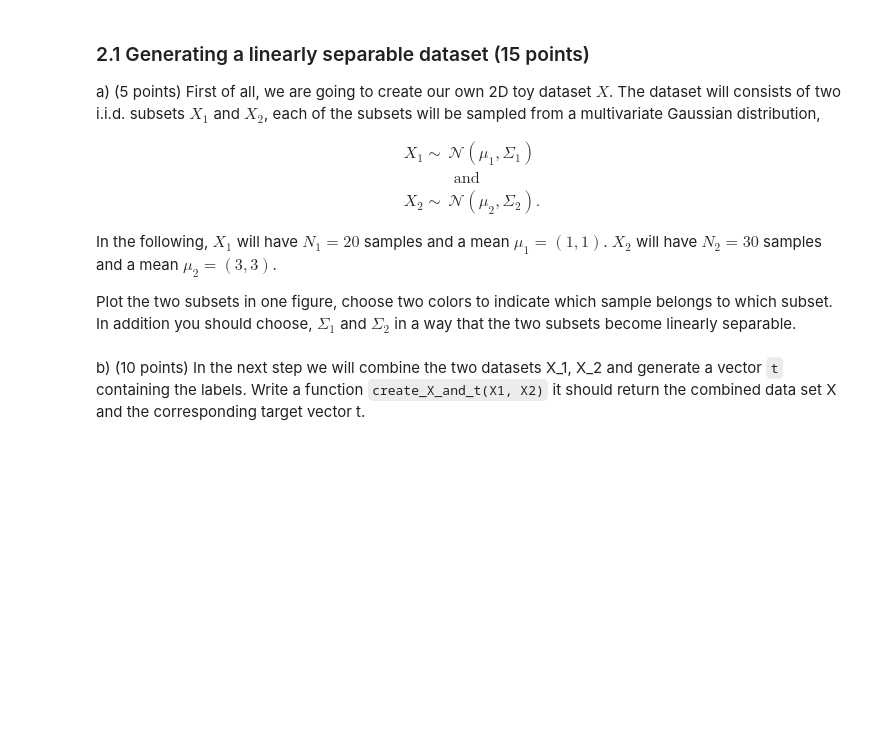
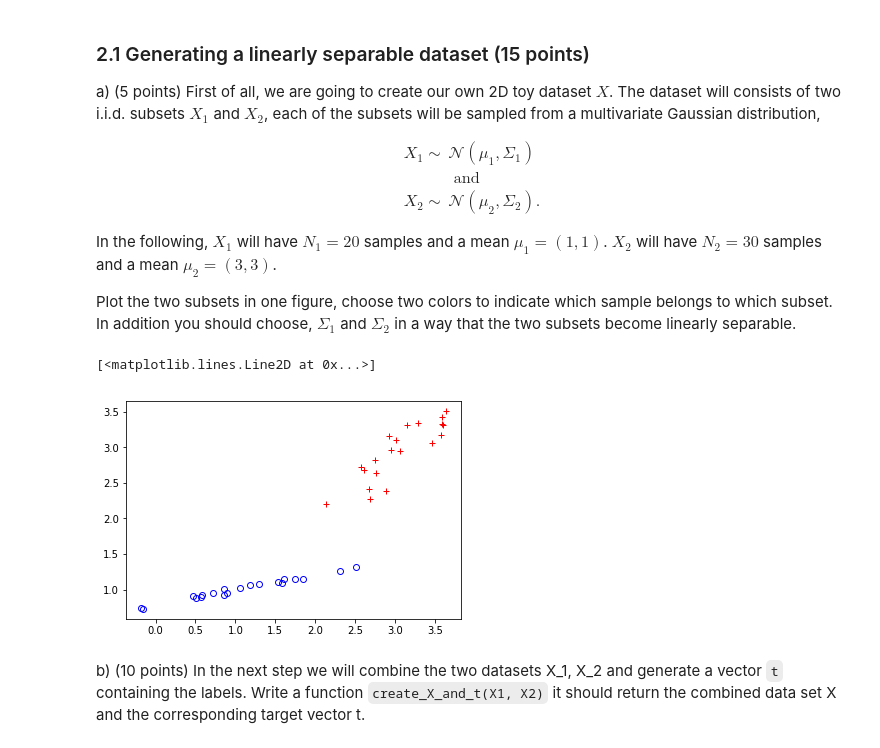
Before and after one commit to mcoenegracht/ml1-labs, a Jupyter notebook: lab3/lab3.ipynb, the cells around one changed output. Cells and saved outputs as stored; diff of their text form; code cells hidden in the pictures; blank space fills up the shorter version.

```diff
--- a/lab3/lab3.ipynb
+++ b/lab3/lab3.ipynb
@@ -299,2 +300,25 @@ raise NotImplementedError()
+# %%
+# YOUR CODE HERE
+np.random.seed(458)
+mu1 = [1,1]
+mu2 = [3,3]
+# cov1 = np.random.uniform(0, 0.1, size=2)*np.eye(2)
+# cov2 = np.random.uniform(0, 0.1, size=2)*np.eye(2)
+rand1 = np.random.uniform(0, 0.5, (2,2))
+cov1 = np.dot(rand1, rand1.T)
+rand2 = np.random.uniform(0, 0.5, (2,2))
+cov2 = np.dot(rand2, rand2.T)
+# cov1 = np.random.uniform(0, 1)
+X1 = np.random.multivariate_normal(mean=mu1, cov=cov1, size=20)
+X2 = np.random.multivariate_normal(mean=mu2, cov=cov2, size=20)
+
+# print(X1)
+# # print(X1[:,0])
+# print(X1[:,1])
+plt.plot(X1[:,0], X1[:,1], 'bo', fillstyle='none', linestyle='None')
+plt.plot(X2[:,0], X2[:,1], 'r+', fillstyle='none', linestyle='None')
+# %% [output]
+[<matplotlib.lines.Line2D at 0x...>]
+[figure, added]
 # %% [markdown]
 b) (10 points) In the next step we will combine the two datasets X_1, X_2 and generate a vector `t` containing the labels. Write a function `create_X_and_t(X1, X2)` it should return the combined data set X and the corresponding target vector t.
```
Also changed, not shown: parts of 13 cells of this notebook.
